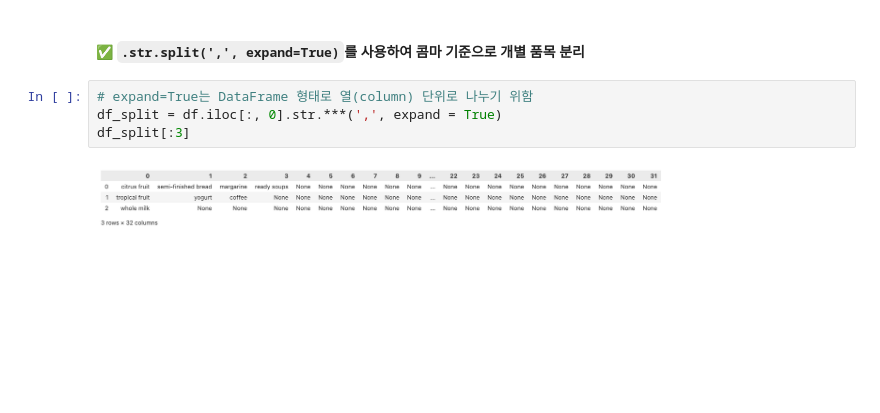
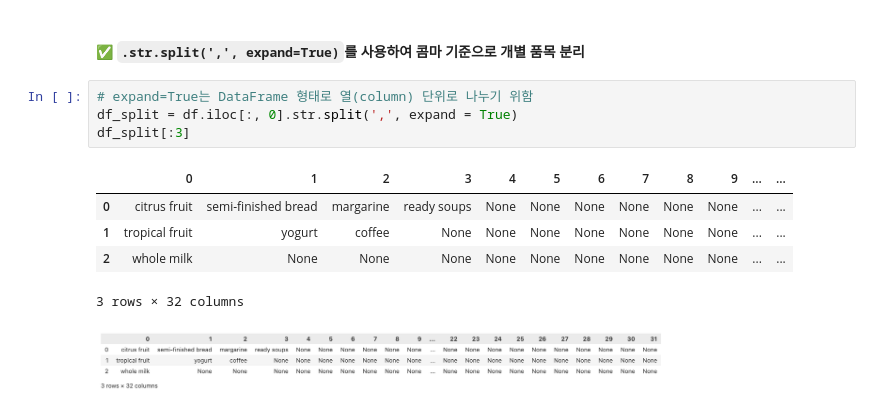
Before and after one commit to Insight-Sogang-Univ/insight-14th, a Jupyter notebook: basic/template/session08/practice_association.ipynb, the cells around one changed output. Saved outputs shown, nothing was run; the diff lists cells and outputs as text; blank space fills up the shorter version.

```diff
--- a/basic/template/session08/practice_association.ipynb
+++ b/basic/template/session08/practice_association.ipynb
@@ -454,8 +590,14 @@ df
 #### ✅ `.str.split(',', expand=True)`를 사용하여 콤마 기준으로 개별 품목 분리
 # %%
 # expand=True는 DataFrame 형태로 열(column) 단위로 나누기 위함
-df_split = df.iloc[:, 0].str.***(',', expand = True)
+df_split = df.iloc[:, 0].str.split(',', expand = True)
 df_split[:3]
+# %% [output]
+|  | 0 | 1 | 2 | 3 | 4 | 5 | 6 | 7 | 8 | 9 | ... | ... |
+| 0 | citrus fruit | semi-finished bread | margarine | ready soups | None | None | None | None | None | None | ... | ... |
+| 1 | tropical fruit | yogurt | coffee | None | None | None | None | None | None | None | ... | ... |
+| 2 | whole milk | None | None | None | None | None | None | None | None | None | ... | ... |
+3 rows × 32 columns
 # %% [markdown]
 ![image.png](attachment:image.png)
 # %% [markdown]
```
Also changed, not shown: parts of 23 cells of this notebook, 4 other files.
